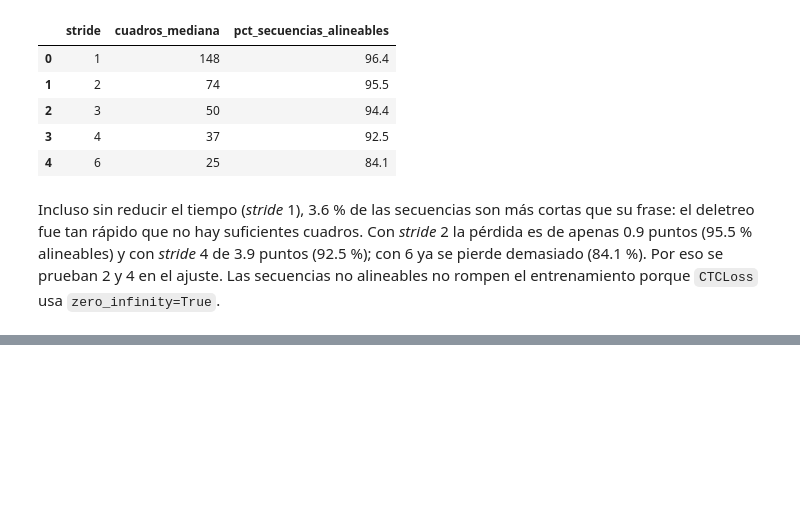
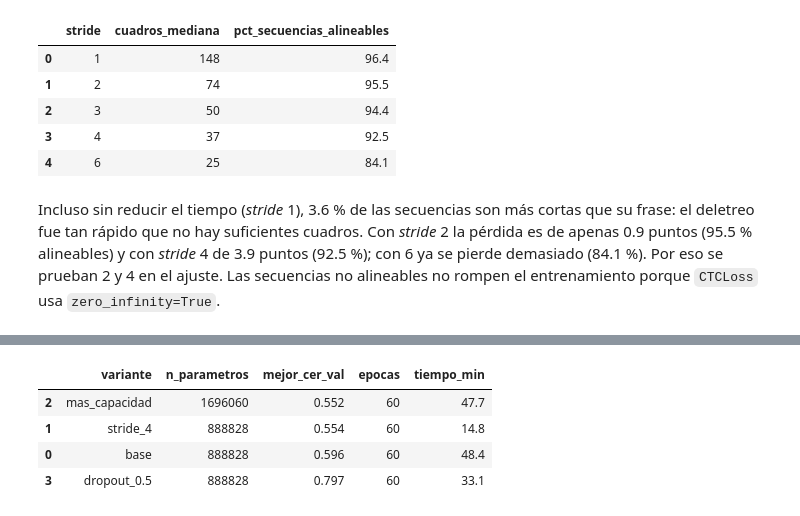
Before and after one commit to DufreyM/CC3084-Proyecto2, a Jupyter notebook: notebooks/07_modelo_cnn_bigru.ipynb, the cells around one changed output, grey strips where cells are left out. Drawn from its saved outputs; the diff is of its cells as text; code cells hidden in the pictures; blank space fills up the shorter version.

```diff
--- a/notebooks/07_modelo_cnn_bigru.ipynb
+++ b/notebooks/07_modelo_cnn_bigru.ipynb
@@ -113,0 +165,10 @@ se prueban 2 y 4 en el ajuste. Las secuencias no alineables no rompen el entrena
+# %%
+tabla_tuning = pd.DataFrame(corridas)[["variante", "n_parametros", "mejor_cer_val", "epocas", "tiempo_s"]]
+tabla_tuning["tiempo_min"] = (tabla_tuning.pop("tiempo_s") / 60).round(1)
+tabla_tuning.sort_values("mejor_cer_val").round(3)
+# %% [output]
+|  | variante | n_parametros | mejor_cer_val | epocas | tiempo_min |
+| 2 | mas_capacidad | 1696060 | 0.552 | 60 | 47.7 |
+| 1 | stride_4 | 888828 | 0.554 | 60 | 14.8 |
+| 0 | base | 888828 | 0.596 | 60 | 48.4 |
+| 3 | dropout_0.5 | 888828 | 0.797 | 60 | 33.1 |
```
Also changed, not shown: parts of 5 cells of this notebook, 2 other files.
